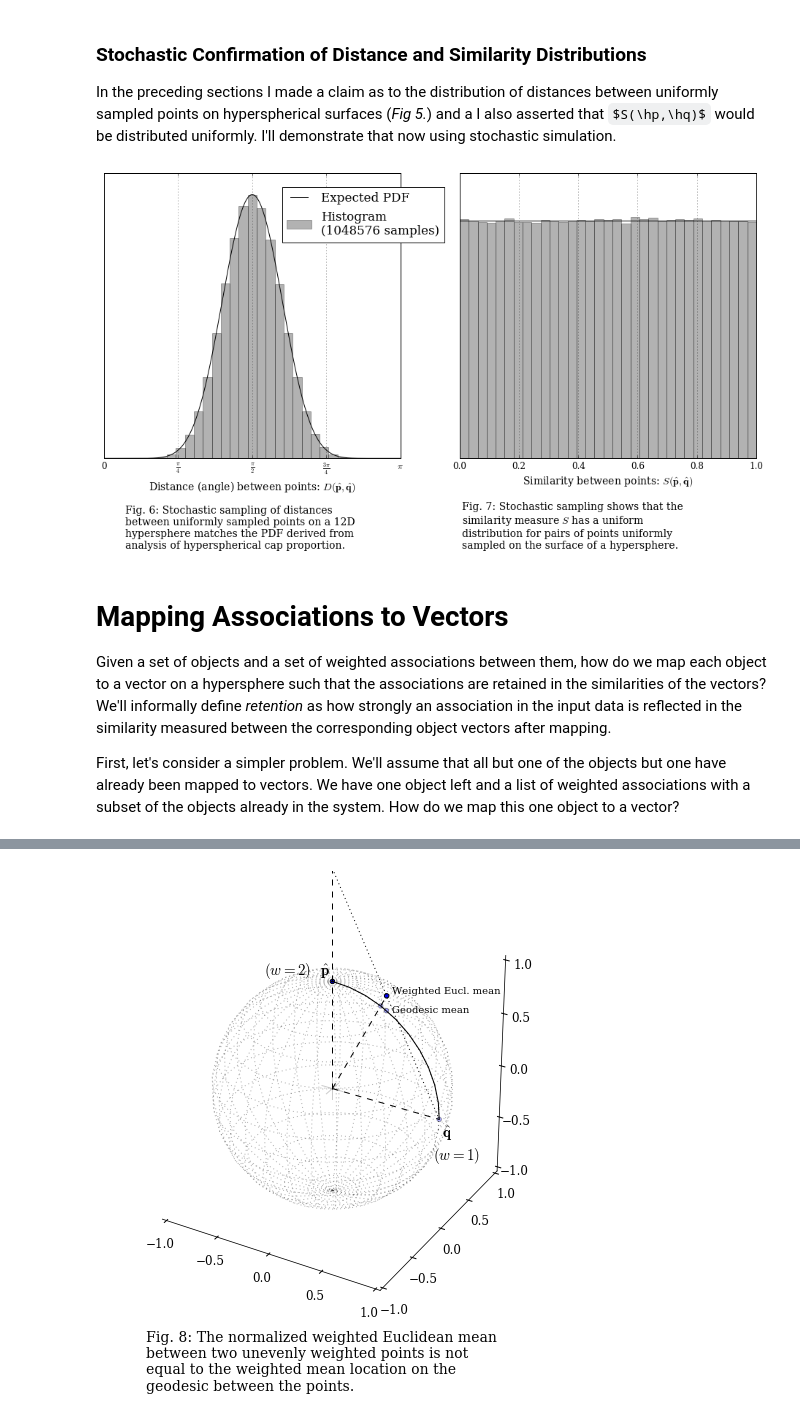
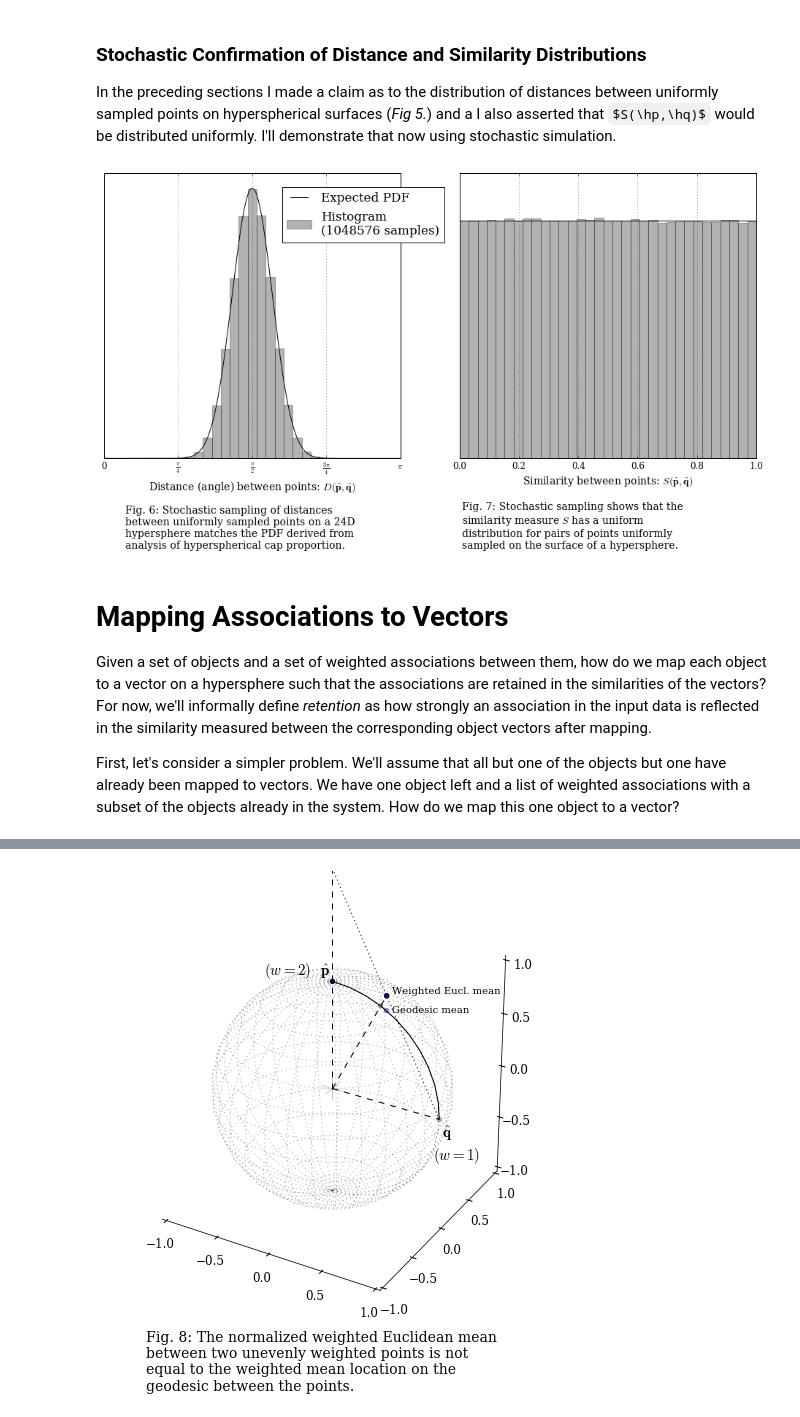
Before and after one commit to sagland/vecassoc, a Jupyter notebook: notebooks/Representing Object Association with Vector Similarity.ipynb, the cells around one changed output, grey strips where cells are left out. Saved outputs shown, nothing was run; the diff lists cells and outputs as text; code cells hidden in the pictures; some formulas as TeX source.

```diff
--- a/notebooks/Representing Object Association with Vector Similarity.ipynb
+++ b/notebooks/Representing Object Association with Vector Similarity.ipynb
@@ -396,7 +396,7 @@ _hs_capp_cache = {}
 def hs_capp(p, q):
     '''Returns the hyperspherical cap proportional area described by
     the angle between two (lists of) hyperspherical points.
-    For performance, uses a cached look-up table for each n on demand.'''
+    For performance, uses a cached look-up table for each n.'''
     n = p.shape[-1]
     angles = hs_angle(p, q)
     global _hs_capp_cache
@@ -408,16 +408,17 @@ def hs_capp(p, q):
     return np.interp(angles, HS_CAPP_CACHE_INDEX, lut)
 
 def hs_similarity(p, q):
-    '''Returns the similarity between two (sets of) hypersphere points.'''
+    '''Returns the similarity between two (lists of) hypersphere points.'''
     return 1 - hs_capp(p, q)
 # %%
-# Generate two lists of 12D vectors, and measure their
+# Generate two lists of vectors, and measure their
 # pairwise distances and similarities.
+N = 24
 NSAMPLES = 2**20
 NBUCKETS = 2**5 + 1
 SPB = float(NSAMPLES) / NBUCKETS
-ps = hs_sample(NSAMPLES, 12)
-qs = hs_sample(NSAMPLES, 12)
+ps = hs_sample(NSAMPLES, N)
+qs = hs_sample(NSAMPLES, N)
 d_tallies, dists = np.histogram(hs_distance(ps, qs), NBUCKETS, (0, np.pi))
 s_tallies, sims = np.histogram(hs_similarity(ps, qs), NBUCKETS, (0, 1))
 # %%
@@ -425,7 +426,8 @@ s_tallies, sims = np.histogram(hs_similarity(ps, qs), NBUCKETS, (0, 1))
 fig = plt.figure(figsize=(16,7))
 ax1 = fig.add_subplot(121)
 
-ax1.plot(a, pdf12, color='k', linestyle='-', label='Expected PDF')
+pdfN = hyperspherical_angle_pdf(a, N)
+ax1.plot(a, pdfN, color='k', linestyle='-', label='Expected PDF')
 ax1.bar(dists[:-1],
         d_tallies / (np.pi * SPB),
         color='k', alpha=0.3, width=np.pi / NBUCKETS,
@@ -434,40 +436,40 @@ ax1.grid()
 ax1.set_xticks([0, np.pi/4, np.pi/2, 3*np.pi/4, np.pi])
 ax1.set_xticklabels(['0', '$\\frac{\\pi}{4}$','$\\frac{\\pi}{2}$','$\\frac{3\\pi}{4}$','$\\pi$'])
 ax1.set_xlim((0, np.pi))
 ax1.set_xlabel('Distance (angle) between points: $D(\\mathbf{\\hat{p}},\\mathbf{\\hat{q}})$')
 ax1.set_yticks([])
 ax1.tick_params(axis='y', which='both', left='off', labelleft='off')
 fig.text(0.15,-0.12,
          'Fig. 6: Stochastic sampling of distances\n'
-         'between uniformly sampled points on a 12D\n'
+         'between uniformly sampled points on a %dD\n'
          'hypersphere matches the PDF derived from\n'
-         'analysis of hyperspherical cap proportion.')
+         'analysis of hyperspherical cap proportion.' % N)
 plt.legend(bbox_to_anchor=(0.60, 0.95), loc=2, borderaxespad=0.0)
 
 # Plot the sampled similarities to show a uniform distribution.
 ax2 = fig.add_subplot(122)
 ax2.plot([0,1], [1, 1], color='k', linestyle='-')
 ax2.bar(sims[:-1],
         s_tallies / SPB,
         color='k', alpha=0.3, width=1.0 / NBUCKETS)
 plt.grid()
 ax2.set_xlim((0, 1))
 ax2.set_yticks([])
 ax2.set_xlabel('Similarity between points: $S(\\mathbf{\\hat{p}},\\mathbf{\\hat{q}})$')
 ax2.tick_params(axis='y', which='both', left='off', labelleft='off')
 fig.text(0.55,-0.12,
          'Fig. 7: Stochastic sampling shows that the\n'
          'similarity measure $S$ has a uniform\n'
          'distribution for pairs of points uniformly\n'
          'sampled on the surface of a hypersphere.')
 
 plt.show()
 # %% [output]
-[figure, old version]
+[figure, new version]
 # %% [markdown]
 # Mapping Associations to Vectors
 
-Given a set of objects and a set of weighted associations between them, how do we map each object to a vector on a hypersphere such that the associations are retained in the similarities of the vectors? We'll informally define *retention* as how strongly an association in the input data is reflected in the similarity measured between the corresponding object vectors after mapping.
+Given a set of objects and a set of weighted associations between them, how do we map each object to a vector on a hypersphere such that the associations are retained in the similarities of the vectors? For now, we'll informally define *retention* as how strongly an association in the input data is reflected in the similarity measured between the corresponding object vectors after mapping.
 
 First, let's consider a simpler problem. We'll assume that all but one of the objects but one have already been mapped to vectors. We have one object left and a list of weighted associations with a subset of the objects already in the system. How do we map this one object to a vector?
 # %% [markdown]
```
Also changed, not shown: parts of 7 cells of this notebook.
